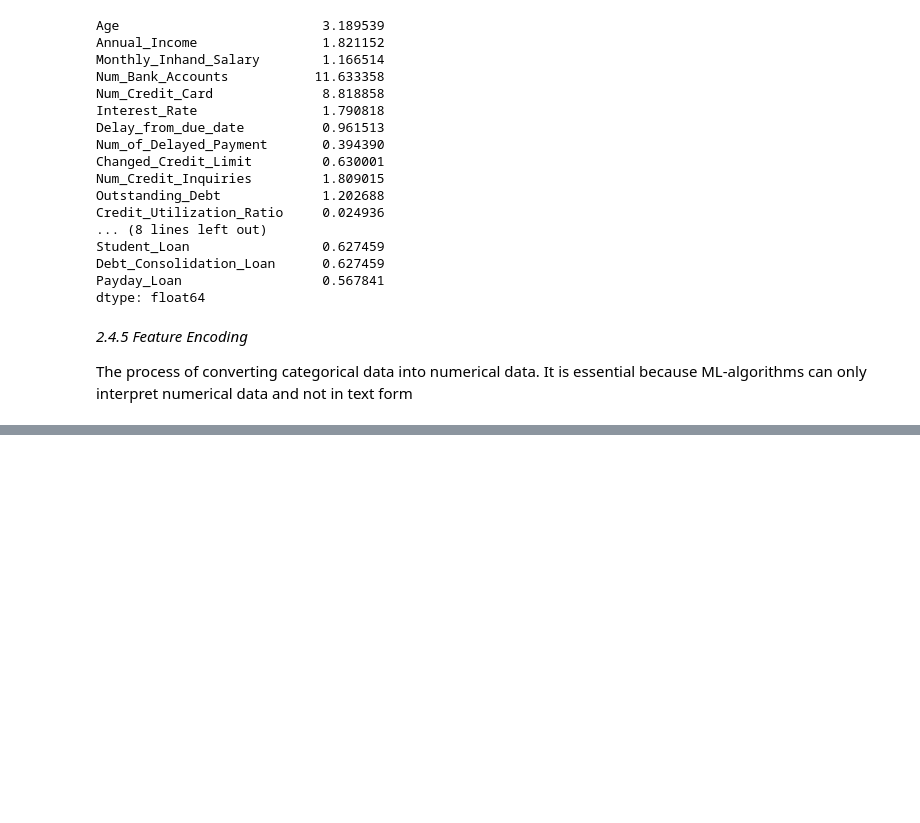
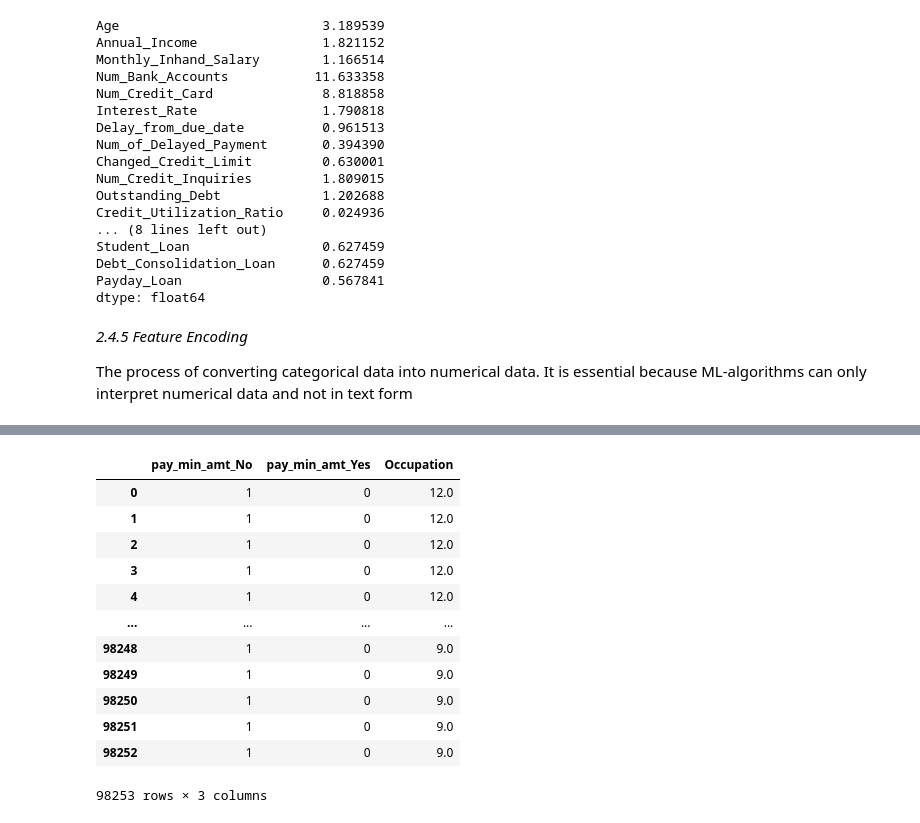
Before and after one commit to AakashRevankar/ML_projects, a Jupyter notebook: 2_Classification.ipynb, the cells around one changed output, grey strips where cells are left out. Cells and saved outputs as stored; diff of their text form; code cells hidden in the pictures; blank space fills up the shorter version.

Commit message:
Feature encoding v1.0

```diff
--- a/2_Classification.ipynb
+++ b/2_Classification.ipynb
@@ -1203,0 +1205,6 @@ ord_encoder = OrdinalEncoder()
+# %%
+# Converting the occupation into numerical value
+ord_encoder = OrdinalEncoder()
+job_encoded = pd.DataFrame(ord_encoder.fit_transform(df[['Occupation']]))
+job_encoded.rename(columns = {0:'Occupation'}, inplace = True)
+job_encoded
@@ -1203,0 +1225,6 @@ ord_encoder = OrdinalEncoder()
+# %%
+# One hot encoding for minimum pay encode
+min_pay_encode = pd.get_dummies(data = df['Payment_of_Min_Amount'],
+                                drop_first = True, prefix = 'pay_min_amt',
+                                dtype = int)
+min_pay_encode.head()
@@ -1203,0 +1238,20 @@ ord_encoder = OrdinalEncoder()
+# %%
+# Merging two features
+encoded_data = pd.concat([min_pay_encode, job_encoded], axis = 1)
+encoded_data.reset_index(drop = True,
+                         inplace = True) #cleaner index & efficient memory
+encoded_data
+# %% [output]
+|  | pay_min_amt_No | pay_min_amt_Yes | Occupation |
+| 0 | 1 | 0 | 12.0 |
+| 1 | 1 | 0 | 12.0 |
+| 2 | 1 | 0 | 12.0 |
+| 3 | 1 | 0 | 12.0 |
+| 4 | 1 | 0 | 12.0 |
+| ... | ... | ... | ... |
+| 98248 | 1 | 0 | 9.0 |
+| 98249 | 1 | 0 | 9.0 |
+| 98250 | 1 | 0 | 9.0 |
+| 98251 | 1 | 0 | 9.0 |
+| 98252 | 1 | 0 | 9.0 |
+98253 rows × 3 columns
```
Also changed, not shown: parts of 11 cells of this notebook.
